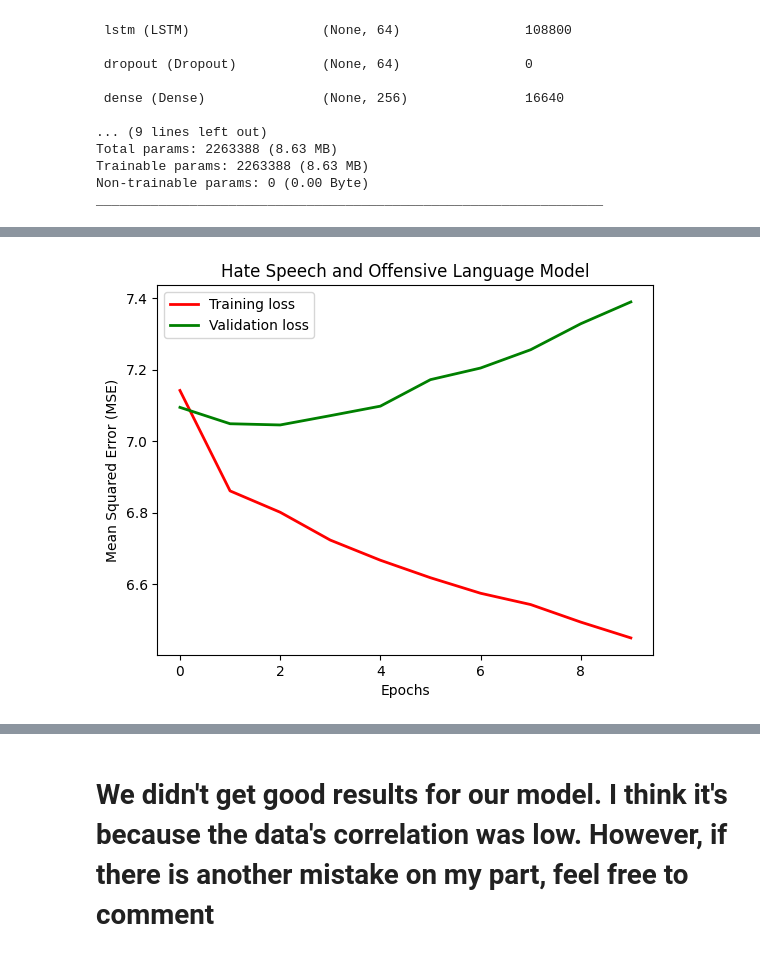
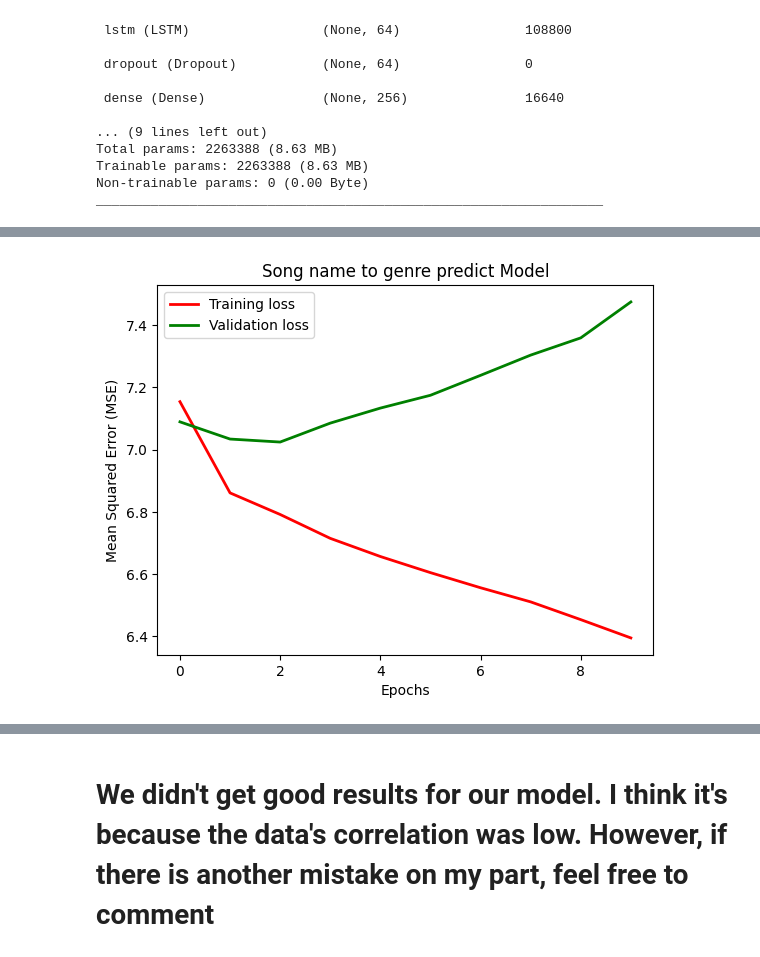
Before and after one commit to YahyaSoker/NLP_Projects, a Jupyter notebook: song-name-to-genre-prediction.ipynb, the cells around one changed output, grey strips where cells are left out. Drawn from its saved outputs; the diff is of its cells as text; code cells hidden in the pictures.

Commit message:
Kaggle Notebook | Song name to Genre prediction | Version 3

```diff
--- a/song-name-to-genre-prediction.ipynb
+++ b/song-name-to-genre-prediction.ipynb
@@ -288,25 +290,25 @@ Epoch 10/10
 # %%
 import matplotlib.pyplot as plt
 
 # Access the training history of the model
 hist = model.history.history
 
 # Plot training loss in red and validation loss in green
 plt.plot(hist['loss'], 'r', linewidth=2, label='Training loss')
 plt.plot(hist['val_loss'], 'g', linewidth=2, label='Validation loss')
 
 # Set plot title and labels
-plt.title('Hate Speech and Offensive Language Model')
+plt.title('Song name to genre predict Model')
 plt.xlabel('Epochs')
 plt.ylabel('Mean Squared Error (MSE)')
 
 # Display legend
 plt.legend()
 
 # Show the plot
 plt.show()
 # %% [output]
-[figure, old version]
+[figure, new version]
 # %%
 # Assume user_input is a string provided by the user
 user_input = "Your text here"
```
Also changed, not shown: parts of 3 cells of this notebook.
